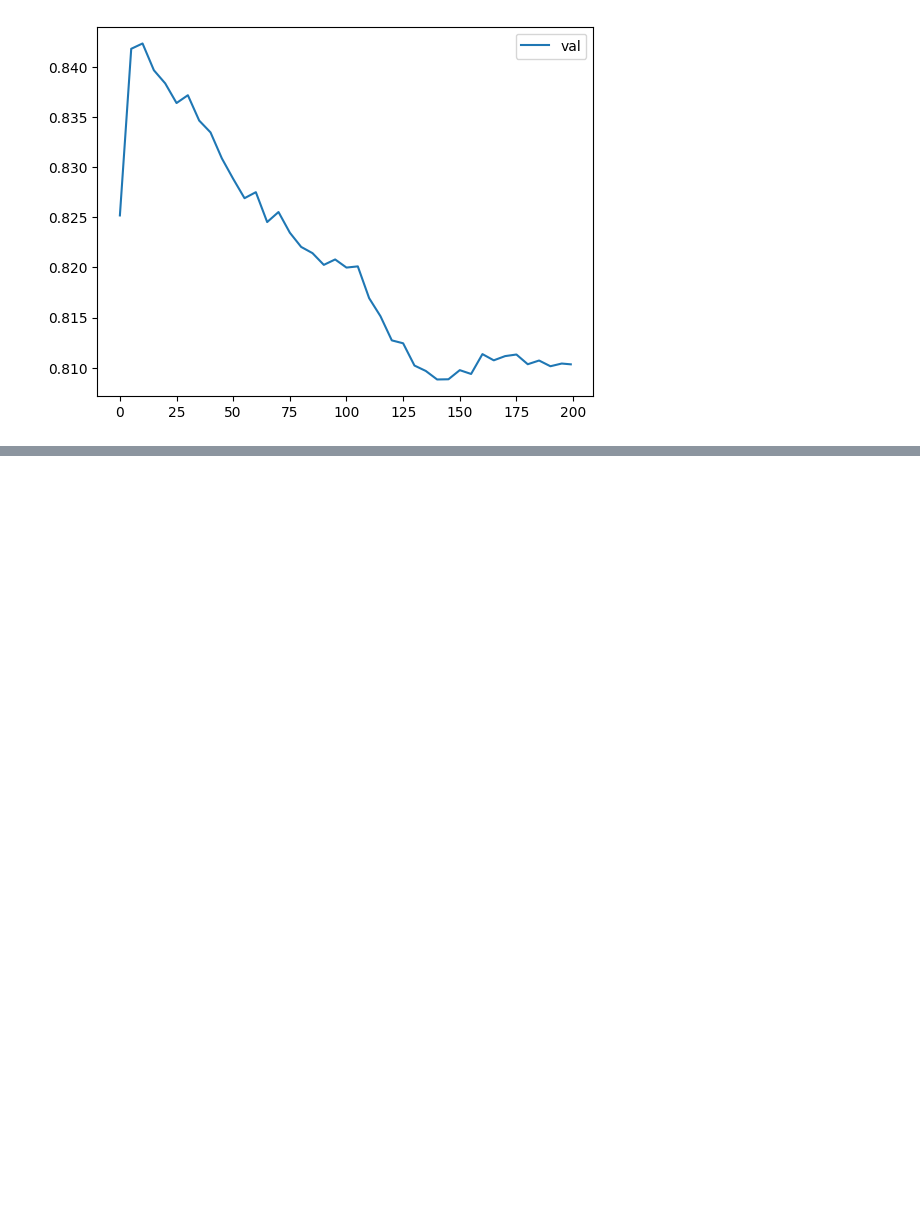
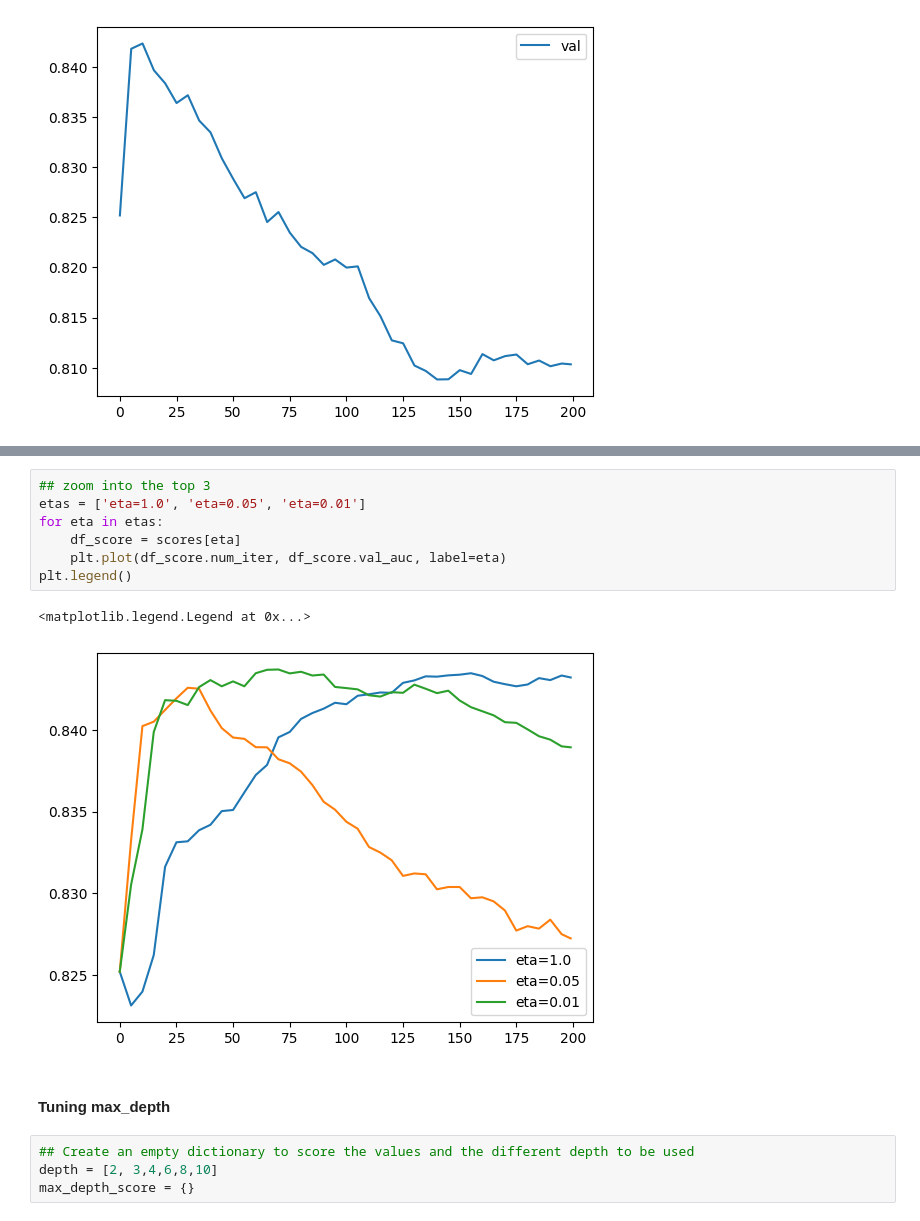
Before and after one commit to sybah2/mlzoomcamp, a Jupyter notebook: midtermProject/notebook.ipynb, the cells around one changed output, grey strips where cells are left out. Saved outputs shown, nothing was run; the diff lists cells and outputs as text; blank space fills up the shorter version.

```diff
--- a/midtermProject/notebook.ipynb
+++ b/midtermProject/notebook.ipynb
@@ -962,0 +1113,16 @@ plt.legend()
+# %%
+## zoom into the top 3
+etas = ['eta=1.0', 'eta=0.05', 'eta=0.01']
+for eta in etas:
+    df_score = scores[eta]
+    plt.plot(df_score.num_iter, df_score.val_auc, label=eta)
+plt.legend()
+# %% [output]
+<matplotlib.legend.Legend at 0x...>
+[figure, added]
+# %% [markdown]
+#### Tuning max_depth
+# %%
+## Create an empty dictionary to score the values and the different depth to be used
+depth = [2, 3,4,6,8,10]
+max_depth_score = {}
```
Also changed, not shown: parts of 22 cells of this notebook.
